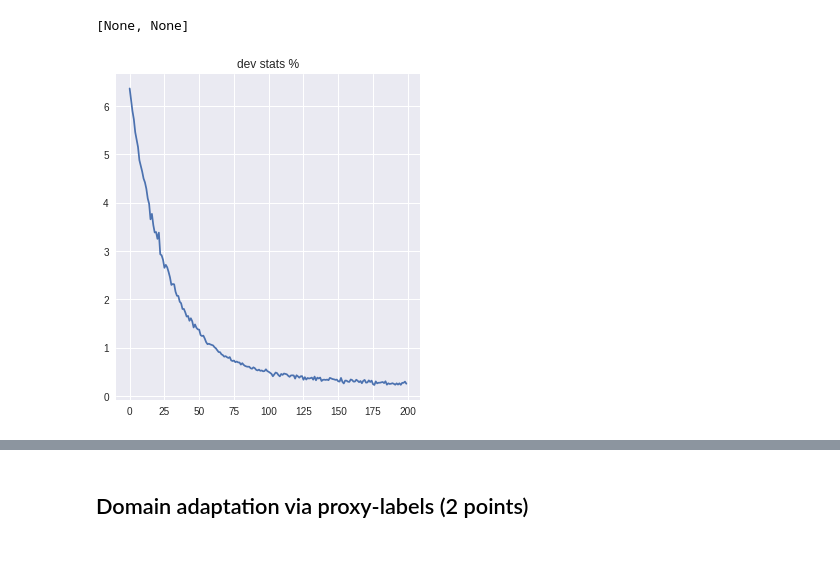
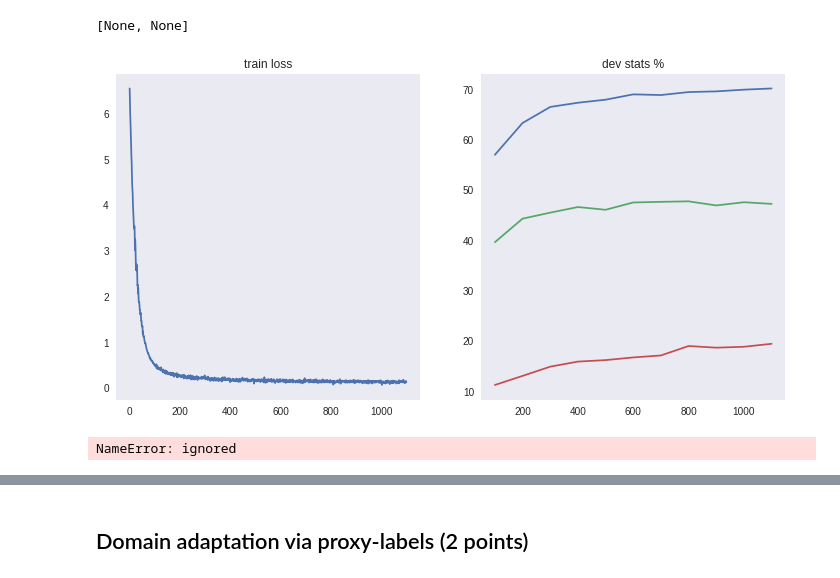
Before and after one commit to yaPhilya/nlp_course, a Jupyter notebook: week8_multitask/homework.ipynb, the cells around one changed output, grey strips where cells are left out. Saved outputs shown, nothing was run; the diff lists cells and outputs as text; code cells hidden in the pictures.

Commit message:
elmo boost

```diff
--- a/week8_multitask/homework.ipynb
+++ b/week8_multitask/homework.ipynb
@@ -516,4 +517,4 @@ sess.close()
 tf.reset_default_graph()
 sess = tf.InteractiveSession()
 # %%
-elmo = hub.Module("https://tfhub.dev/google/elmo/1", trainable=False)
+elmo = hub.Module("https://tfhub.dev/google/elmo/2", trainable=False)
@@ -650,6 +656,29 @@ def iterate_minibatches_v2(data, batch_size=128, shuffle=True, cycle=False, max_
             if max_batches and total_batches >= max_batches:
                 raise StopIteration()
         if not cycle: break
+
+def compute_error_rate_v2(trainer, data, batch_size=128, key='ne'):
+    numerator = denominator = 0.0
+    for batch in iterate_minibatches_v2(data, batch_size, shuffle=False, cycle=False):
+        batch_ne_logits, batch_mask = sess.run([trainer.logits[key], trainer.mask],
+                                               {trainer.ph['raw_text']: batch['raw_text']})
+        numerator += np.sum((batch[key] == batch_ne_logits.argmax(-1)) * batch_mask)
+        denominator += batch_mask.sum()
+    return (1.0 - numerator / denominator) * 100
+
+def decode_greedy_v2(trainer, data, vocabs, batch_size=128, key='ne'):
+    result = []
+    for batch in iterate_minibatches_v2(data, batch_size, shuffle=False, cycle=False):
+        batch_logits = sess.run(trainer.logits[key],
+                                {trainer.ph['raw_text']: batch['raw_text']})
+        result.extend(vocabs[key].to_lines(batch_logits.argmax(-1)))
+    return result
+
+def compute_stats_v2(trainer, data, vocabs, batch_size=128, key='ne', verbose=False):
+    pred_seqs = decode_greedy_v2(trainer, data, vocabs, batch_size, key)
+    true_seqs = [r[key] for r in data]
+    precision, recall, f1 = evaluate(true_seqs, pred_seqs, verbose)
+    return precision, recall, f1
 # %%
 from tqdm import tqdm
 from IPython.display import clear_output
@@ -667,30 +696,43 @@ sess.run([tf.global_variables_initializer(), tf.tables_initializer()])
 # %%
 for batch in tqdm(iterate_minibatches_v2(train_data, cycle=True, max_batches=2500)):
     # YOUR CODE HERE
     batch['lm'] = batch['word']
 
     loss_t, _ = sess.run([multitask_trainer.loss, multitask_trainer.step],
                          {multitask_trainer.ph[key]: batch[key] for key in multitask_trainer.ph})
     loss_history.append(loss_t)
 
     if len(loss_history) % 100 == 0:
-        # YOUR CODE HERE
+        precision, recall, f1 = compute_stats_v2(multitask_trainer, dev_data, vocabs, batch_size=64, verbose=True)
+        dev_stats_history.precision.append(precision)
+        dev_stats_history.recall.append(recall)
+        dev_stats_history.f1.append(f1)
+
+        _, _, f1 = compute_stats_v2(multitask_trainer, test_outdomain_data, vocabs, batch_size=64, verbose=True)
+        outdomain_stats_history.f1.append(f1)
+
+        _, _, f1 = compute_stats_v2(multitask_trainer, test_indomain_data, vocabs, batch_size=64, verbose=True)
+        indomain_stats_history.f1.append(f1)
 
         clear_output(True)
         plt.figure(figsize=[12, 6])
         plt.subplot(1, 2, 1)
         plt.plot(loss_history)
         plt.title('train loss'), plt.grid()
-        #plt.subplot(1, 2, 2)
+        plt.subplot(1, 2, 2)
 
-#         plt.plot(np.arange(1, len(dev_stats_history.f1) + 1) * eval_every, dev_stats_history.f1, label="dev f1")
-#         plt.plot(np.arange(1, len(outdomain_stats_history.f1) + 1) * eval_every, outdomain_stats_history.f1, label="outdomain f1")
-#         plt.plot(np.arange(1, len(indomain_stats_history.f1) + 1) * eval_every, indomain_stats_history.f1, label="indomain f1")
+        plt.plot(np.arange(1, len(dev_stats_history.f1) + 1) * eval_every, dev_stats_history.f1, label="dev f1")
+        plt.plot(np.arange(1, len(outdomain_stats_history.f1) + 1) * eval_every, outdomain_stats_history.f1, label="outdomain f1")
+        plt.plot(np.arange(1, len(indomain_stats_history.f1) + 1) * eval_every, indomain_stats_history.f1, label="indomain f1")
 
         plt.title('dev stats %'), plt.grid()
         plt.show()
 # %% [output]
-[figure, old version]
+[figure, new version]
+# %%
+precision, recall, f1 = compute_stats_v2(multitask_trainer, dev_data, vocabs, batch_size=256, verbose=True)
+# %% [output]
+NameError: ignored
 # %% [markdown]
 # Structured prediction for NEs (2 points)
 
```
Also changed, not shown: parts of 9 cells of this notebook.
